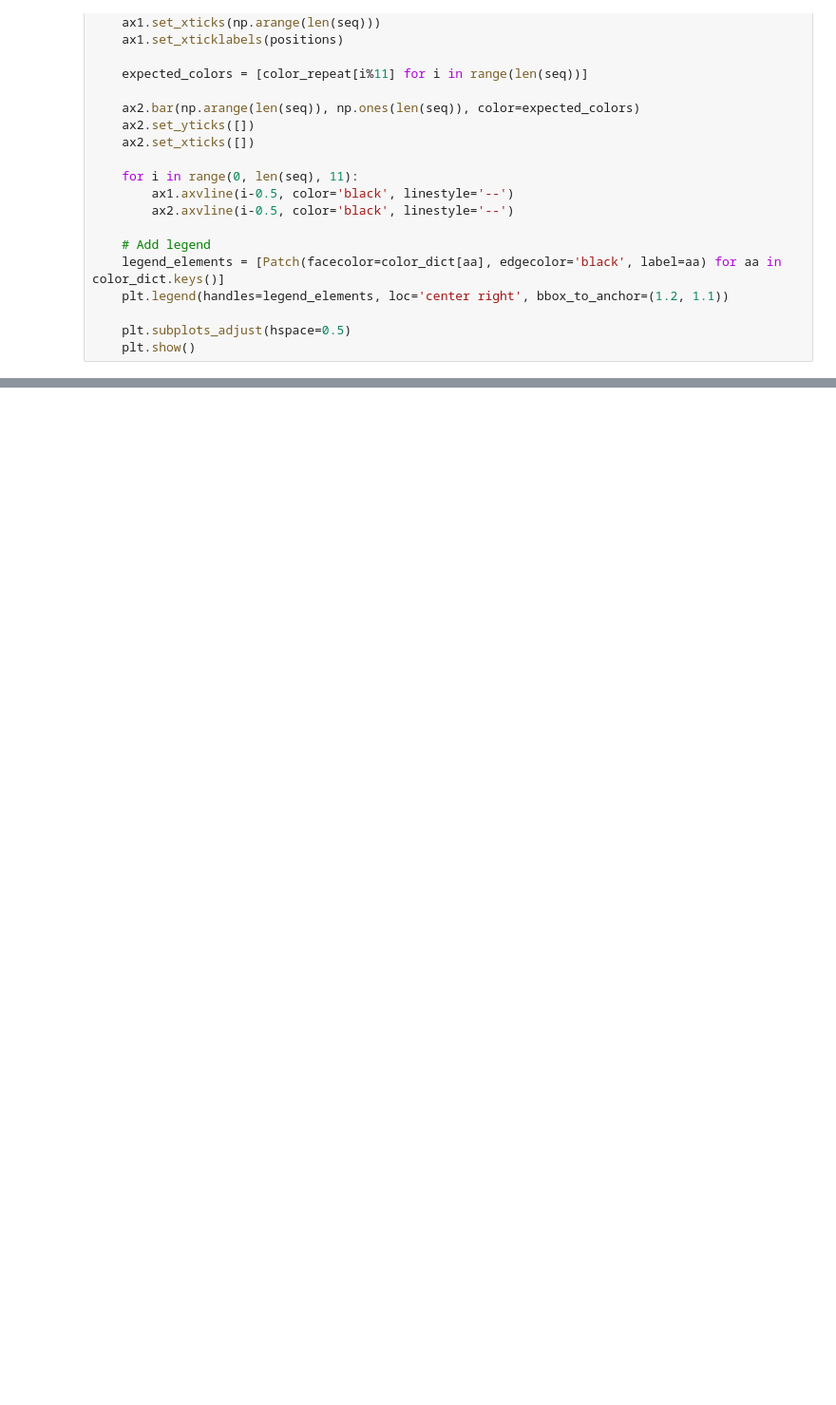
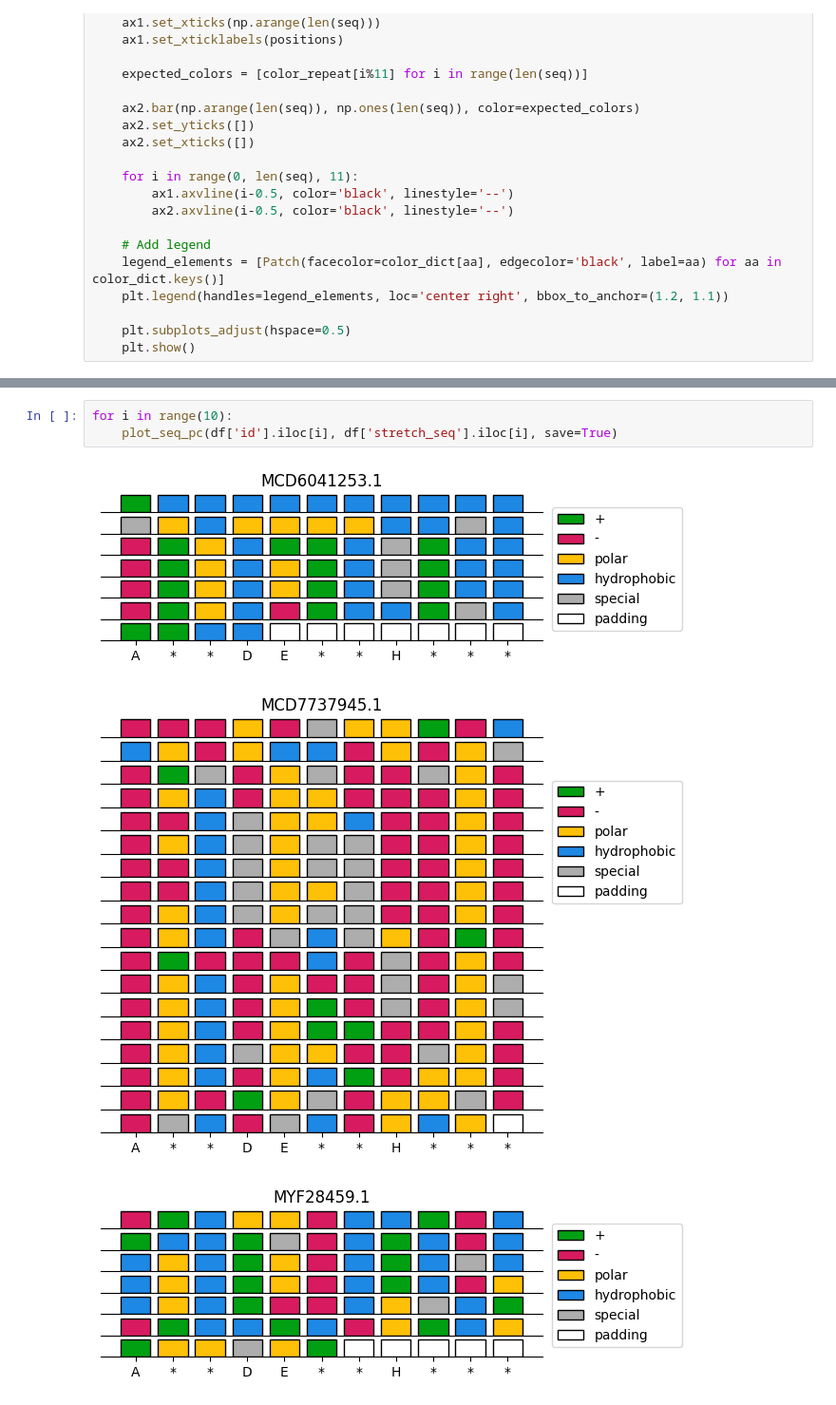
Before and after one commit to donEnno/hendecads, a Jupyter notebook: seq_analysis/seq_analysis.ipynb, the cells around one changed output, grey strips where cells are left out. Shown at 95% size. Drawn from its saved outputs; the diff is of its cells as text; blank space fills up the shorter version.

```diff
--- a/seq_analysis/seq_analysis.ipynb
+++ b/seq_analysis/seq_analysis.ipynb
@@ -97,0 +205,7 @@ plot_seq_pc(df['stretch_seq'].iloc[0], n_shift=3)
+# %%
+for i in range(10):
+    plot_seq_pc(df['id'].iloc[i], df['stretch_seq'].iloc[i], save=True)
+# %% [output]
+[figure, added]
+[figure, added]
+[figure, added]
```
Also changed, not shown: parts of 9 cells of this notebook.
